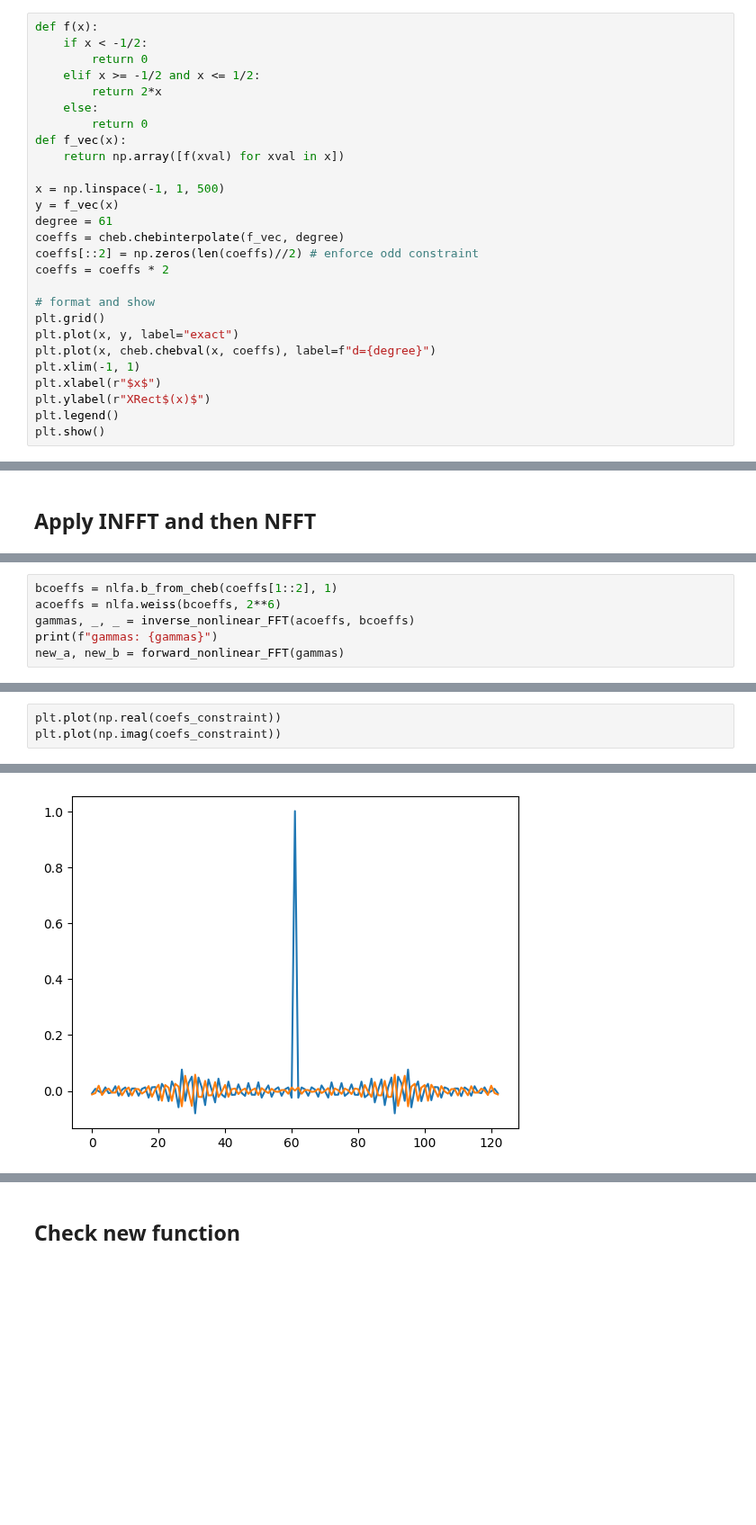
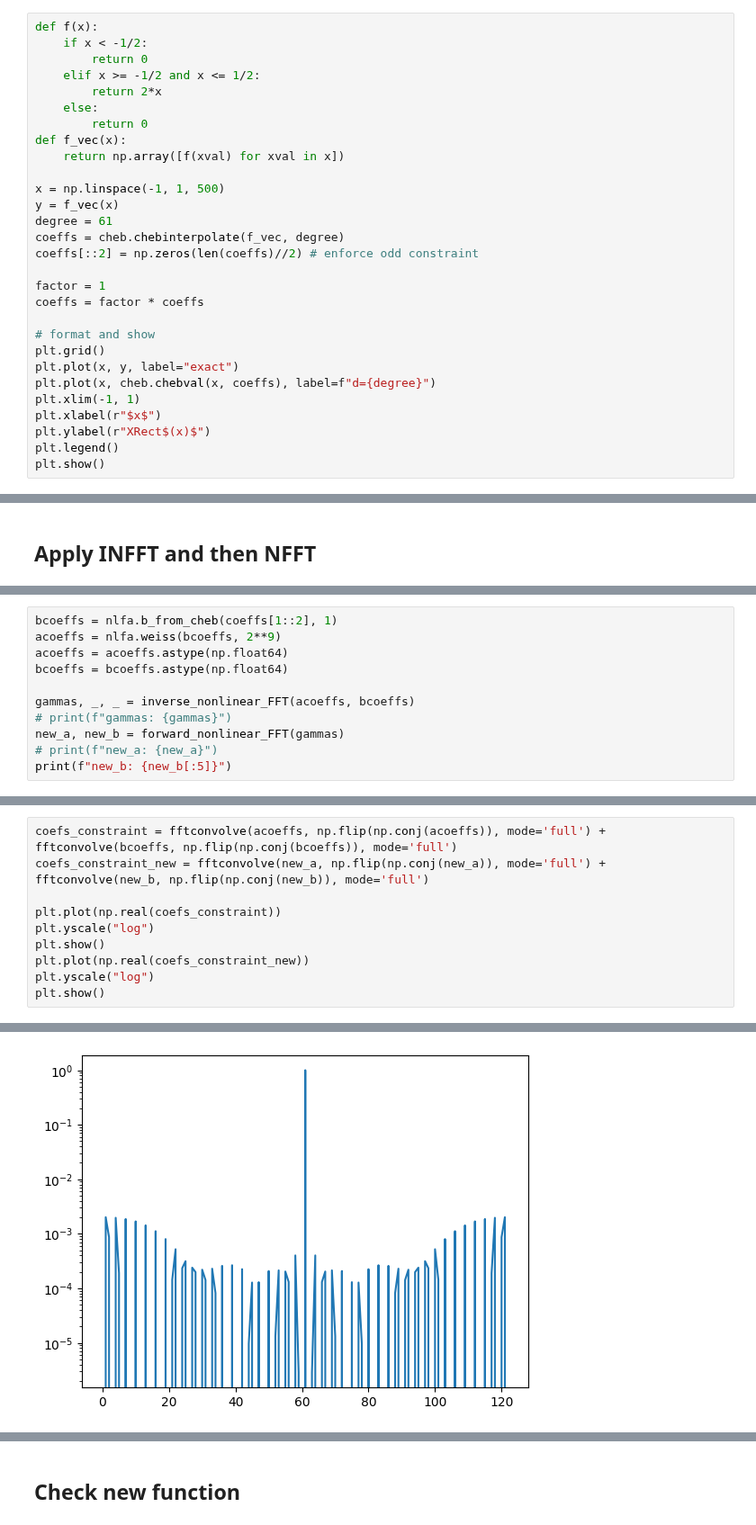
Before and after one commit to qsppack/pyqsppack, a Jupyter notebook: perturbation.ipynb, the cells around one changed output, grey strips where cells are left out. Shown at 90% size. Saved outputs shown, nothing was run; the diff lists cells and outputs as text; blank space fills up the shorter version.

```diff
--- a/perturbation.ipynb
+++ b/perturbation.ipynb
@@ -28,7 +145,9 @@ y = f_vec(x)
 degree = 61
 coeffs = cheb.chebinterpolate(f_vec, degree)
 coeffs[::2] = np.zeros(len(coeffs)//2) # enforce odd constraint
-coeffs = coeffs * 2
+
+factor = 1
+coeffs = factor * coeffs
 
 # format and show
 plt.grid()
@@ -155,7 +265,12 @@ def forward_nonlinear_FFT(gammas: np.ndarray, m=0, debug=False) -> tuple[np.ndar
 # %%
 bcoeffs = nlfa.b_from_cheb(coeffs[1::2], 1)
-acoeffs = nlfa.weiss(bcoeffs, 2**6)
+acoeffs = nlfa.weiss(bcoeffs, 2**9)
+acoeffs = acoeffs.astype(np.float64)
+bcoeffs = bcoeffs.astype(np.float64)
+
 gammas, _, _ = inverse_nonlinear_FFT(acoeffs, bcoeffs)
-print(f"gammas: {gammas}")
+# print(f"gammas: {gammas}")
 new_a, new_b = forward_nonlinear_FFT(gammas)
+# print(f"new_a: {new_a}")
+print(f"new_b: {new_b[:5]}")
 # %% [output]
@@ -182,4 +292,11 @@ coefs_constraint_new = fftconvolve(new_a, np.flip(new_a), mode='full') + fftconv
 # %%
+coefs_constraint = fftconvolve(acoeffs, np.flip(np.conj(acoeffs)), mode='full') + fftconvolve(bcoeffs, np.flip(np.conj(bcoeffs)), mode='full')
+coefs_constraint_new = fftconvolve(new_a, np.flip(np.conj(new_a)), mode='full') + fftconvolve(new_b, np.flip(np.conj(new_b)), mode='full')
+
 plt.plot(np.real(coefs_constraint))
-plt.plot(np.imag(coefs_constraint))
+plt.yscale("log")
+plt.show()
+plt.plot(np.real(coefs_constraint_new))
+plt.yscale("log")
+plt.show()
 # %% [output]
@@ -187 +303 @@ plt.plot(np.imag(coefs_constraint))
-[figure, old version]
+[figure, new version]
```
Also changed, not shown: parts of 24 cells of this notebook, 2 other files.
